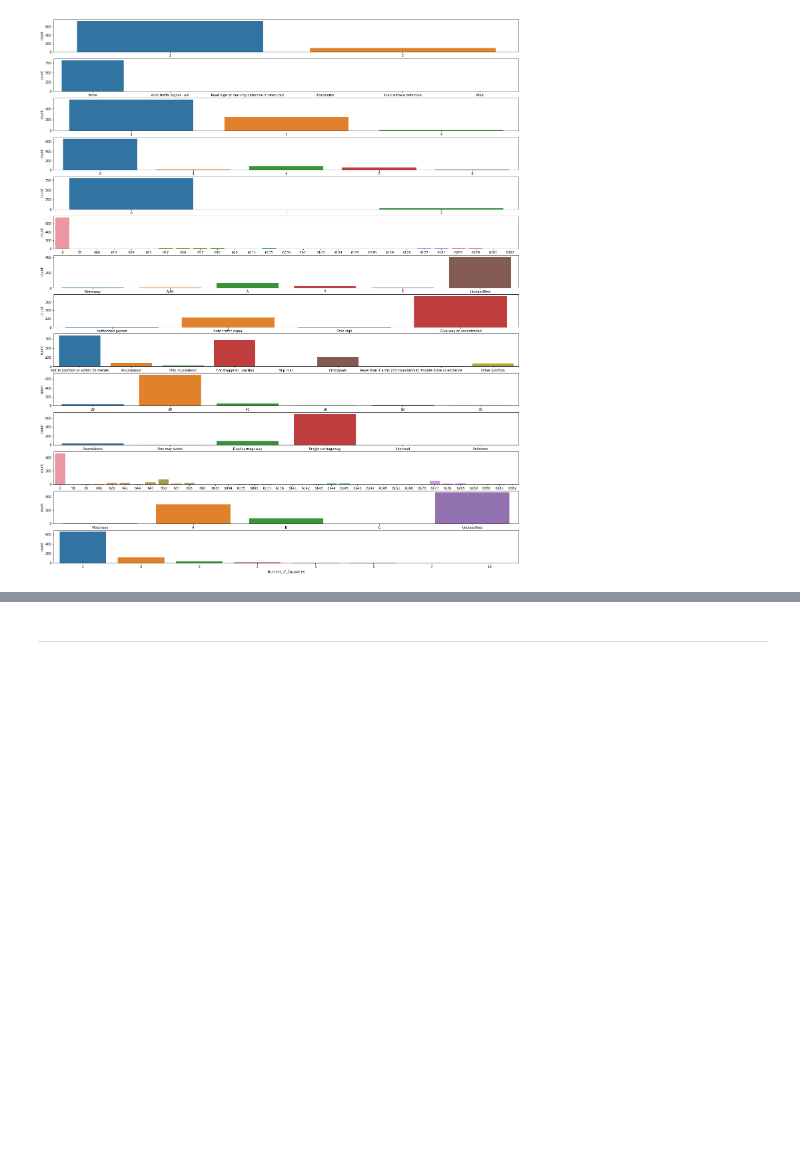
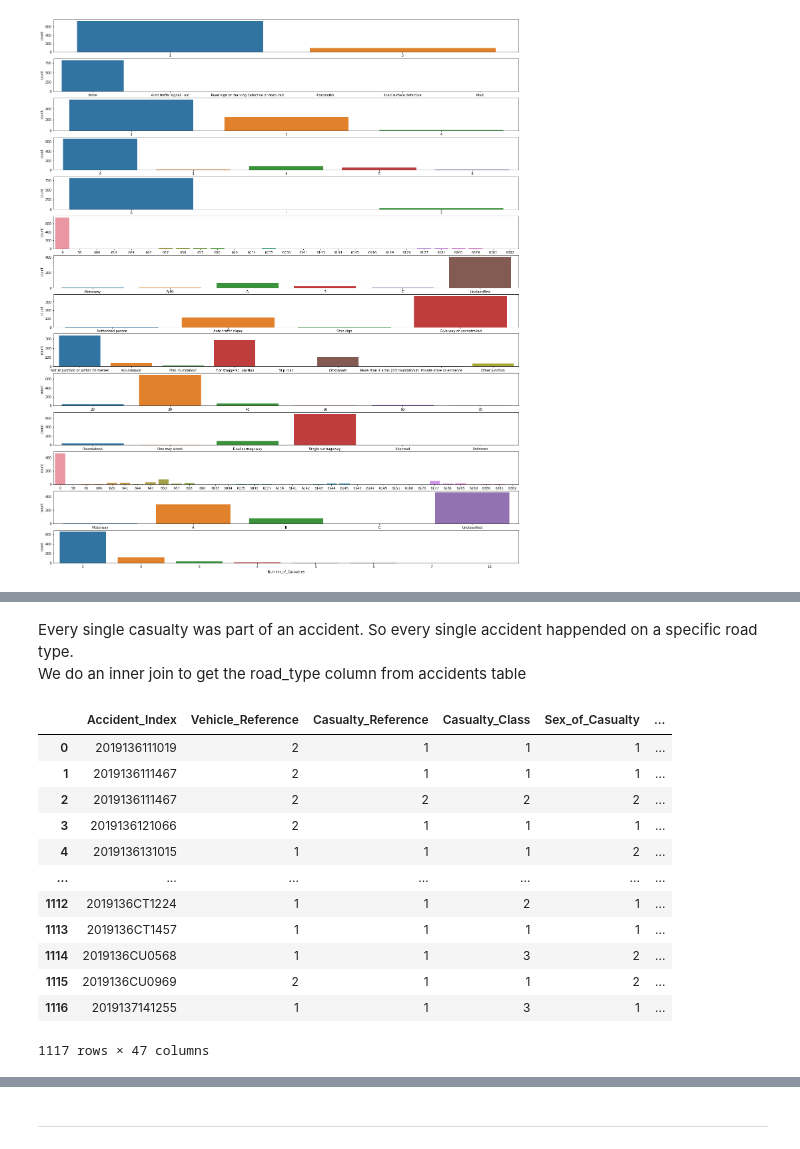
Before and after one commit to mfoman/fyp2021p01lectures, a Jupyter notebook: notebooks/fyp2021p01lectures_draft.ipynb, the cells around one changed output, grey strips where cells are left out. Drawn from its saved outputs; the diff is of its cells as text; code cells hidden in the pictures; blank space fills up the shorter version.

```diff
--- a/notebooks/fyp2021p01lectures_draft.ipynb
+++ b/notebooks/fyp2021p01lectures_draft.ipynb
@@ -910,0 +948,20 @@ nfields_cat 1
+# %% [markdown]
+Every single casualty was part of an accident. So every single accident happended on a specific road type.
+We do an inner join to get the road_type column from accidents table
+# %%
+merged = DATA['casual'].merge(DATA['accident'], how="inner")
+merged
+# %% [output]
+|  | Accident_Index | Vehicle_Reference | Casualty_Reference | Casualty_Class | Sex_of_Casualty | ... |
+| 0 | 2019136111019 | 2 | 1 | 1 | 1 | ... |
+| 1 | 2019136111467 | 2 | 1 | 1 | 1 | ... |
+| 2 | 2019136111467 | 2 | 2 | 2 | 2 | ... |
+| 3 | 2019136121066 | 2 | 1 | 1 | 1 | ... |
+| 4 | 2019136131015 | 1 | 1 | 1 | 2 | ... |
+| ... | ... | ... | ... | ... | ... | ... |
+| 1112 | 2019136CT1224 | 1 | 1 | 2 | 1 | ... |
+| 1113 | 2019136CT1457 | 1 | 1 | 1 | 1 | ... |
+| 1114 | 2019136CU0568 | 1 | 1 | 3 | 2 | ... |
+| 1115 | 2019136CU0969 | 2 | 1 | 1 | 2 | ... |
+| 1116 | 2019137141255 | 1 | 1 | 3 | 1 | ... |
+1117 rows × 47 columns
```
Also changed, not shown: parts of 37 cells of this notebook, 1 other file.
